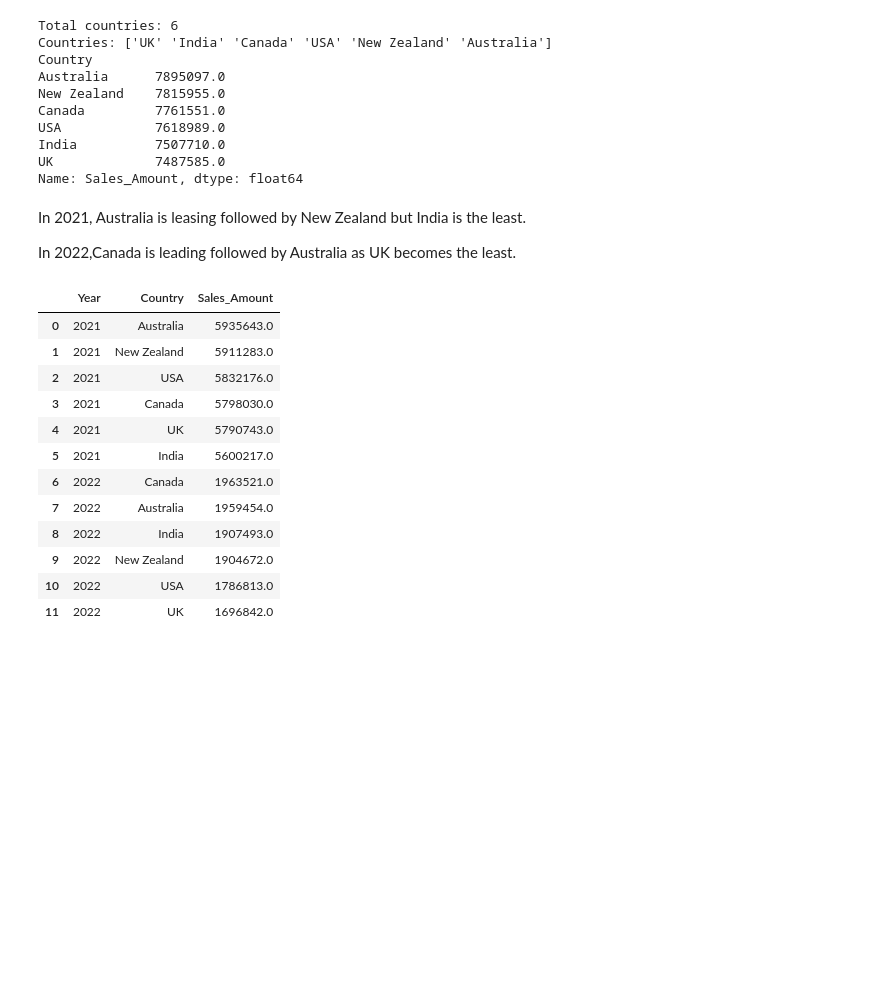
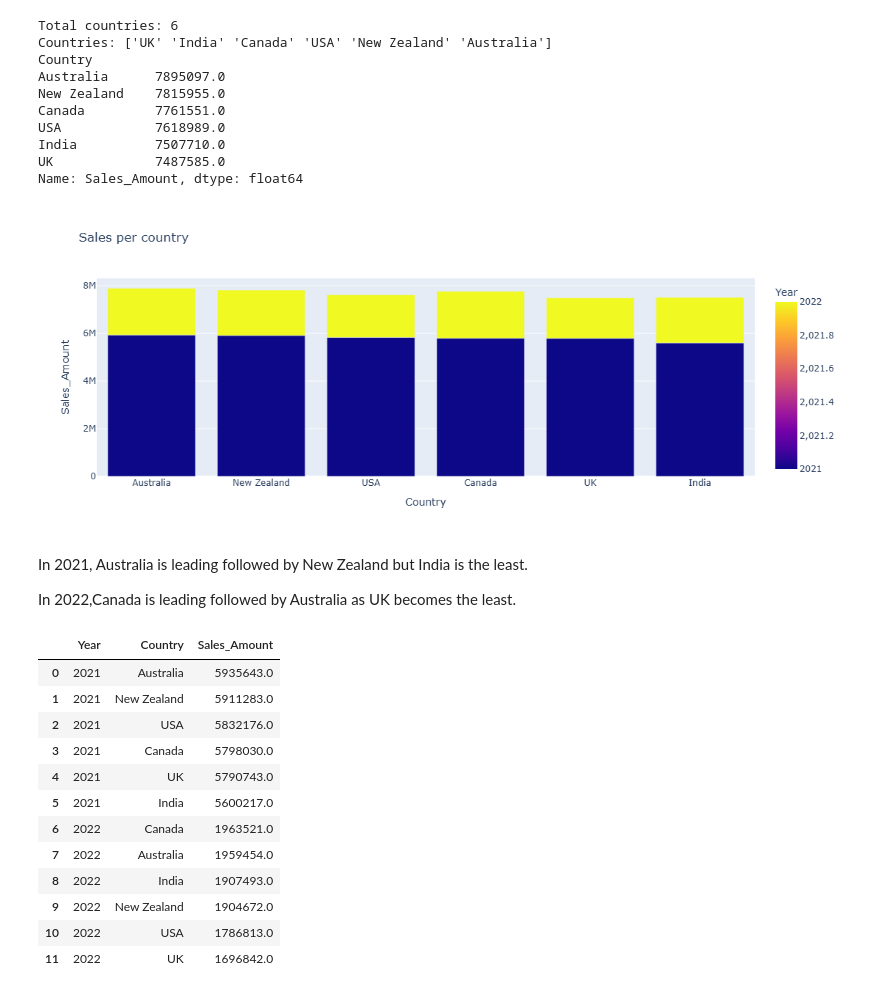
Before and after one commit to Lenida-Daniels/Sales-Analysis, a Jupyter notebook: sales_analysis.ipynb, the cells around one changed output. Drawn from its saved outputs; the diff is of its cells as text; code cells hidden in the pictures; blank space fills up the shorter version.

```diff
--- a/sales_analysis.ipynb
+++ b/sales_analysis.ipynb
@@ -287,8 +328,27 @@ USA            7618989.0
 India          7507710.0
 UK             7487585.0
 Name: Sales_Amount, dtype: float64
+# %%
+fig = px.bar(
+    sales_country,
+    x="Country",
+    y="Sales_Amount",
+    color="Year",
+    barmode="group",
+    title="Sales per country"
+)
+fig.update_layout(
+    width=700,
+    height=450,
+    xaxis_title="Country",
+    yaxis_title="Sales_Amount"
+
+)
+fig.show()
+# %% [output]
+[figure, added]
 # %% [markdown]
-In 2021, Australia is leasing followed by New Zealand but India is the least.
+In 2021, Australia is leading followed by New Zealand but India is the least.
 
 In 2022,Canada is leading followed by Australia as UK becomes the least.
 # %%
```
Also changed, not shown: parts of 4 cells of this notebook.
